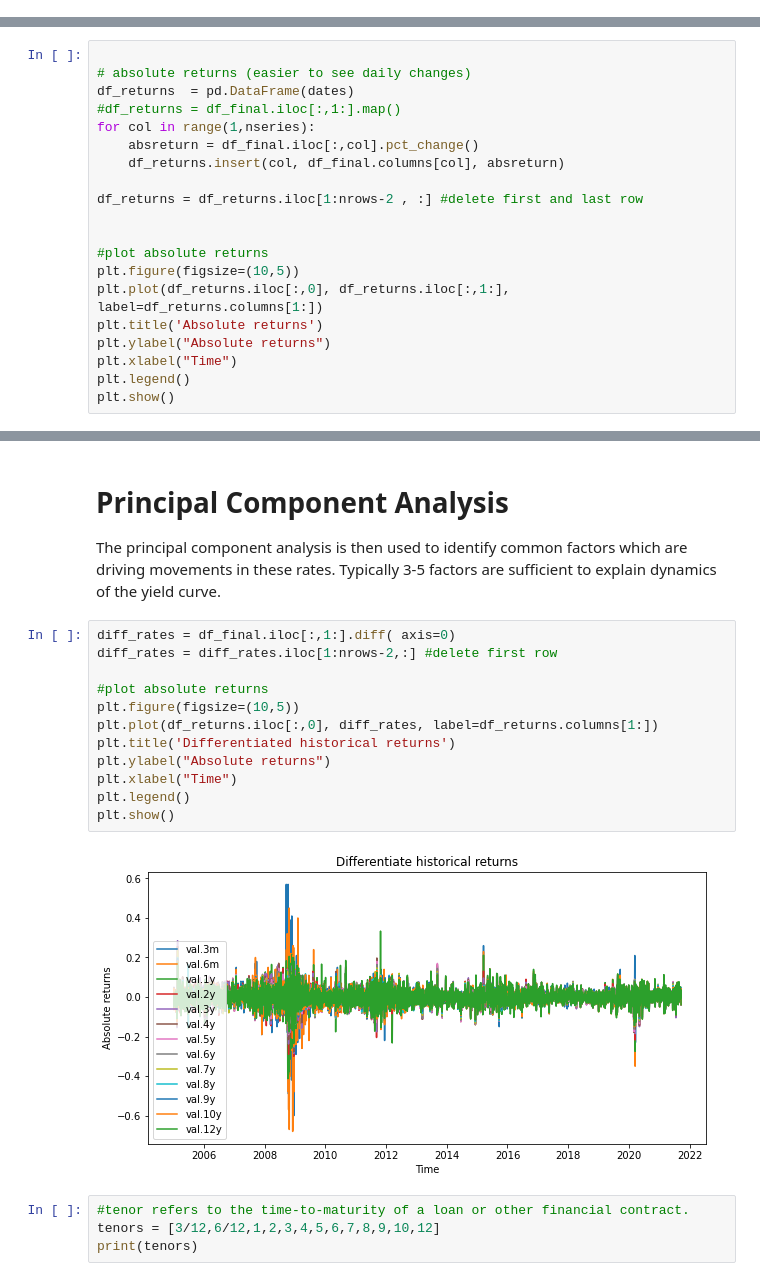
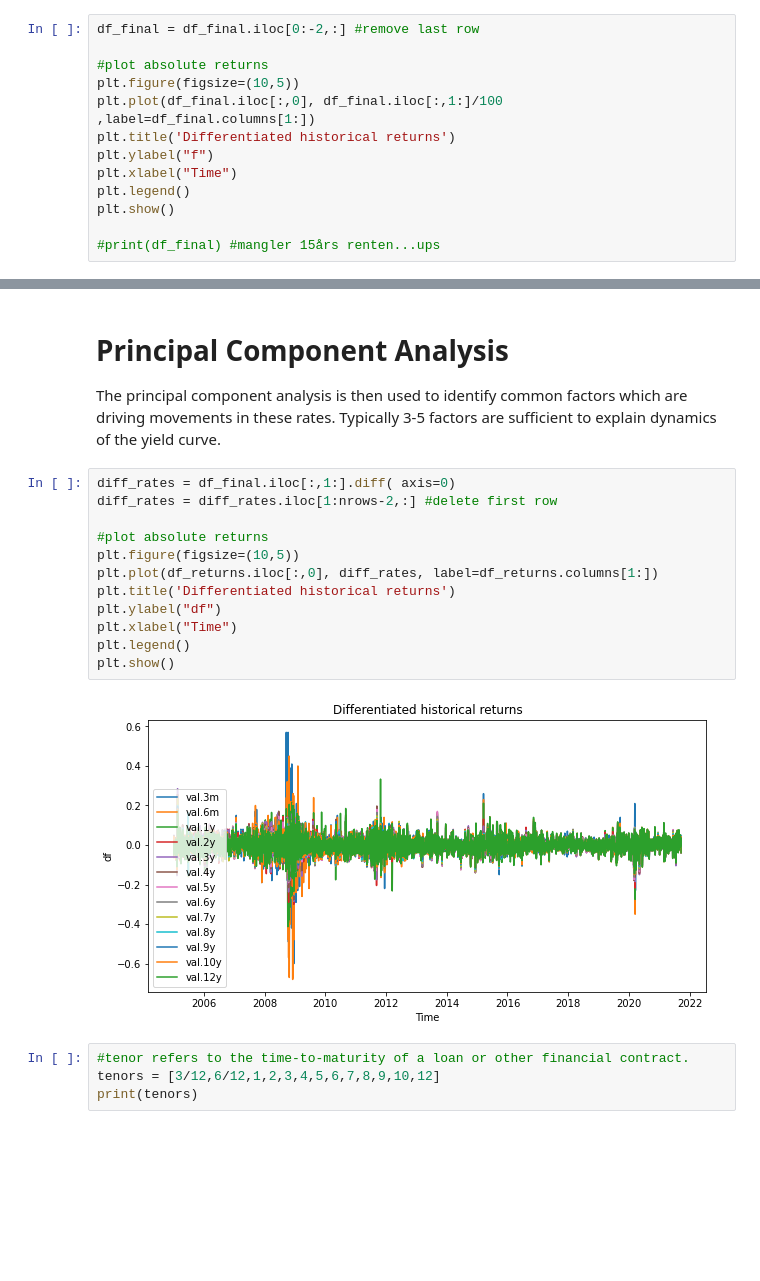
Before and after one commit to siljeanf/MathematicalFinance, a Jupyter notebook: exercise3/multifactormodelling.ipynb, the cells around one changed output, grey strips where cells are left out. Cells and saved outputs as stored; diff of their text form; blank space fills up the shorter version.

```diff
--- a/exercise3/multifactormodelling.ipynb
+++ b/exercise3/multifactormodelling.ipynb
@@ -58,0 +57,13 @@ for col in range(0,nseries-1):
+# %%
+df_final = df_final.iloc[0:-2,:] #remove last row
+
+#plot absolute returns
+plt.figure(figsize=(10,5))
+plt.plot(df_final.iloc[:,0], df_final.iloc[:,1:]/100 ,label=df_final.columns[1:])
+plt.title('Differentiated historical returns')
+plt.ylabel("f")
+plt.xlabel("Time")
+plt.legend()
+plt.show()
+
+#print(df_final) #mangler 15års renten...ups
@@ -69,23 +82,3 @@ hvor $df(t,T)$: forward rente på zero-copoun obligasjon med maturity T, og W er
 $\alpha$ er drift-funksjon og $\sigma$ er volatilitetsfunksjon.
 
 Den predikerer forward renter basert på summen av drift og diffusjon.
-# %%
-
-# absolute returns (easier to see daily changes)
-df_returns  = pd.DataFrame(dates)
-#df_returns = df_final.iloc[:,1:].map()
-for col in range(1,nseries):
-    absreturn = df_final.iloc[:,col].pct_change()
-    df_returns.insert(col, df_final.columns[col], absreturn)
-
-df_returns = df_returns.iloc[1:nrows-2 , :] #delete first and last row
-
-
-#plot absolute returns
-plt.figure(figsize=(10,5))
-plt.plot(df_returns.iloc[:,0], df_returns.iloc[:,1:], label=df_returns.columns[1:])
-plt.title('Absolute returns')
-plt.ylabel("Absolute returns")
-plt.xlabel("Time")
-plt.legend()
-plt.show()
@@ -98,17 +89,17 @@ The principal component analysis is then used to identify common factors which a
 # %%
 diff_rates = df_final.iloc[:,1:].diff( axis=0)
 diff_rates = diff_rates.iloc[1:nrows-2,:] #delete first row
 
 #plot absolute returns
 plt.figure(figsize=(10,5))
 plt.plot(df_returns.iloc[:,0], diff_rates, label=df_returns.columns[1:])
 plt.title('Differentiated historical returns')
-plt.ylabel("Absolute returns")
+plt.ylabel("df")
 plt.xlabel("Time")
 plt.legend()
 plt.show()
 # %% [output]
-[figure, old version]
+[figure, new version]
 # %%
 #tenor refers to the time-to-maturity of a loan or other financial contract.
 tenors = [3/12,6/12,1,2,3,4,5,6,7,8,9,10,12]
```
Also changed, not shown: parts of 12 cells of this notebook.
